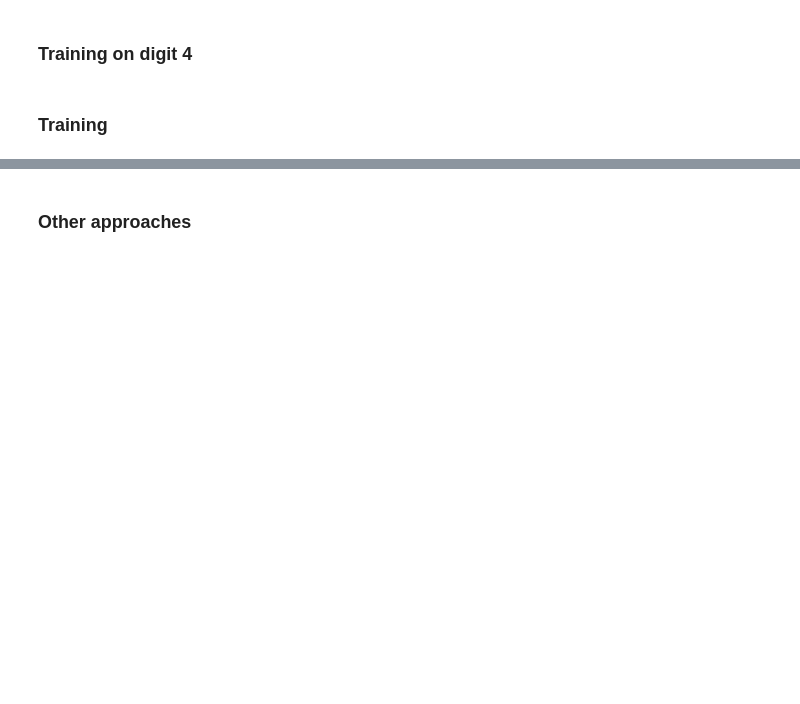
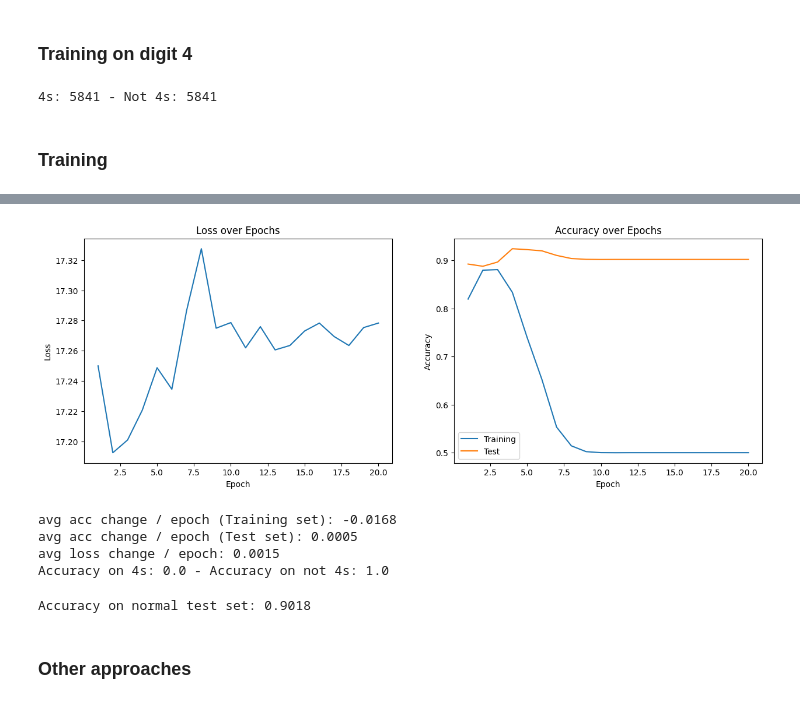
Before and after one commit to fhnw-ivy/vta_mc1, a Jupyter notebook: main.ipynb, the cells around one changed output, grey strips where cells are left out. Saved outputs shown, nothing was run; the diff lists cells and outputs as text; code cells hidden in the pictures; blank space fills up the shorter version.

```diff
--- a/main.ipynb
+++ b/main.ipynb
@@ -428,7 +418,55 @@ print(f"4s: {np.sum(y_train_mix_binary == 1)} - Not 4s: {np.sum(y_train_mix_bina
+# %%
+import numpy as np
+
+y_train_binary = (y_train == 4).astype(int)
+y_test_binary = (y_test == 4).astype(int)
+
+# Separate the digits
+digits = [X_train[y_train == i] for i in range(10)]
+
+# Calculate the number of samples for each not 4 class
+samples_per_class = len(digits[4]) // 9
+
+
+# Prepare the not 4s subset with equal representation of every other digit
+X_train_not_4 = np.concatenate([digits[i][:samples_per_class] for i in range(10) if i != 4])
+y_train_not_4 = np.concatenate([np.full(samples_per_class, i) for i in range(10) if i != 4])
+
+# Shuffle the not 4s subset
+indices_not_4 = np.random.permutation(len(X_train_not_4))
+X_train_not_4 = X_train_not_4[indices_not_4]
+y_train_not_4 = y_train_not_4[indices_not_4]
+
+# Shuffle the 4s subset
+indices_4 = np.random.permutation(len(digits[4]))
+X_train_4_only = digits[4][indices_4]
+y_train_4_only = np.full(len(digits[4]), 4)
+
+# Create the mixed dataset with a 50:50 split
+X_train_mix = np.concatenate((X_train_4_only[:len(X_train_not_4)], X_train_not_4))
+y_train_mix = np.concatenate((y_train_4_only[:len(y_train_not_4)], y_train_not_4))
+
+# Shuffle the mixed dataset
+indices_mix = np.random.permutation(len(X_train_mix))
+X_train_mix = X_train_mix[indices_mix]
+y_train_mix = y_train_mix[indices_mix]
+
+# Convert the labels to binary
+y_train_mix_binary = (y_train_mix == 4).astype(int)
+
+# Print the count of 4s and not 4s in the train set
+print(f"4s: {np.sum(y_train_mix_binary == 1)} - Not 4s: {np.sum(y_train_mix_binary == 0)}")
+# do all other numbers
+# %% [output]
+4s: 5841 - Not 4s: 5841
 # %% [markdown]
 ### Training
 # %%
 # Train the network on the mixed train set
 network_single_mixed = SingleLayerNetwork(input_size=784, hidden_size=512, output_size=1, loss_function=binary_cross_entropy, loss_function_grad=binary_cross_entropy_grad)
-network_single_mixed.train(X_train_mix, y_train_mix_binary, X_test_mix, y_test_mix_binary, lr=0.00001, epochs=100, batch_size=128, threshold=0.5)
+network_single_mixed.train(X_train_mix, y_train_mix_binary, X_test_mix , y_test_mix_binary, lr=0.0001, epochs=20, batch_size=128, threshold=0.5)
 network_single_mixed.summary()
+acc_4_only = network_single_mixed.evaluate(X_test_4_only, y_test_4_only_binary)
+acc_not_4 = network_single_mixed.evaluate(X_test_not_4, y_test_not_4_binary)
+print(f"Accuracy on 4s: {acc_4_only} - Accuracy on not 4s: {acc_not_4}")
+# %% [output]
@@ -435,3 +493,13 @@ network_single_mixed.summary()
+[figure, added]
+avg acc change / epoch (Training set): -0.0168
+avg acc change / epoch (Test set): 0.0005
+avg loss change / epoch: 0.0015
+Accuracy on 4s: 0.0 - Accuracy on not 4s: 1.0
+# %%
+normal_acc = network_single_mixed.evaluate(X_test, y_test_binary)
+print(f"Accuracy on normal test set: {normal_acc}")
+# %% [output]
+Accuracy on normal test set: 0.9018
 # %% [markdown]
 ### Other approaches
 # %%
```
Also changed, not shown: parts of 12 cells of this notebook.
